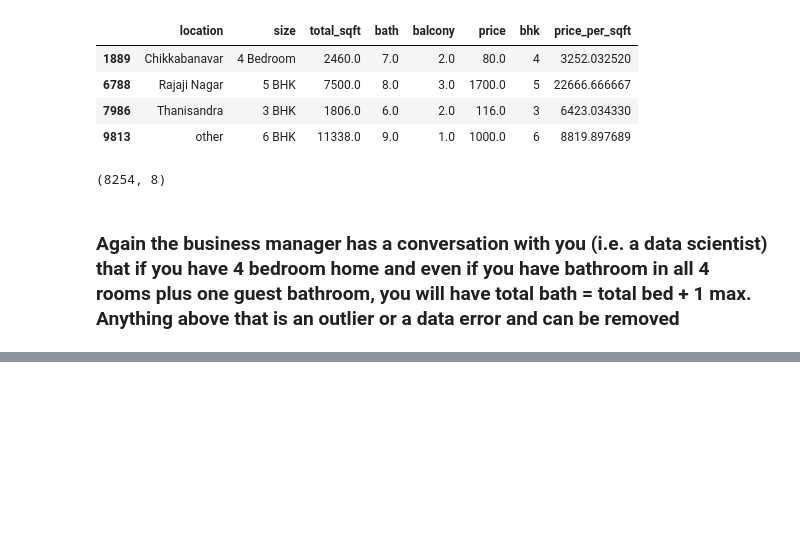
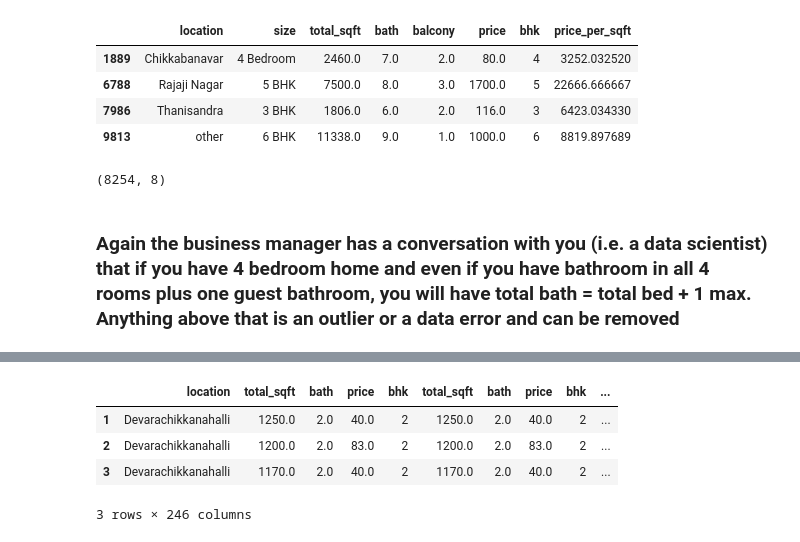
Before and after one commit to PratyushPoddar07/DS_project, a Jupyter notebook: Real Estate model/Estate.ipynb, the cells around one changed output, grey strips where cells are left out. Cells and saved outputs as stored; diff of their text form; code cells hidden in the pictures; blank space fills up the shorter version.

```diff
--- a/Real Estate model/Estate.ipynb
+++ b/Real Estate model/Estate.ipynb
@@ -355,0 +378,9 @@ df9 =df8.drop
+# %%
+df10 = pd.concat([df9,dummies.drop('other',axis =1)],axis =1)
+df10.head(3)
+# %% [output]
+|  | location | total_sqft | bath | price | bhk | total_sqft | bath | price | bhk | ... |
+| 1 | Devarachikkanahalli | 1250.0 | 2.0 | 40.0 | 2 | 1250.0 | 2.0 | 40.0 | 2 | ... |
+| 2 | Devarachikkanahalli | 1200.0 | 2.0 | 83.0 | 2 | 1200.0 | 2.0 | 83.0 | 2 | ... |
+| 3 | Devarachikkanahalli | 1170.0 | 2.0 | 40.0 | 2 | 1170.0 | 2.0 | 40.0 | 2 | ... |
+3 rows × 246 columns
```
Also changed, not shown: parts of 32 cells of this notebook, 1 other file.
